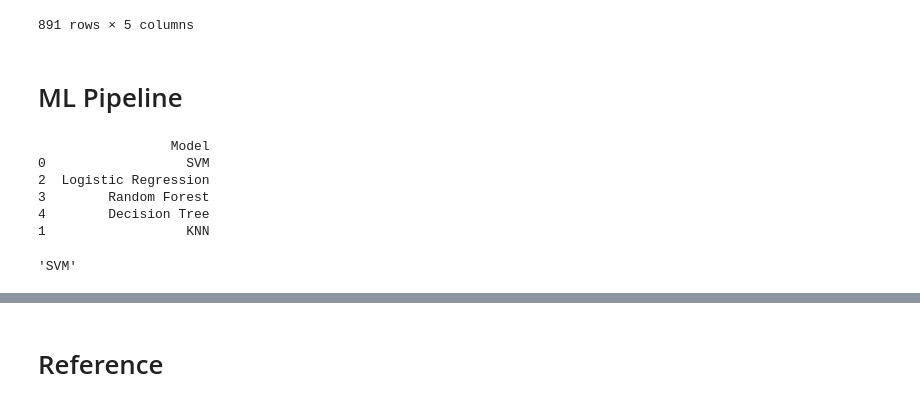
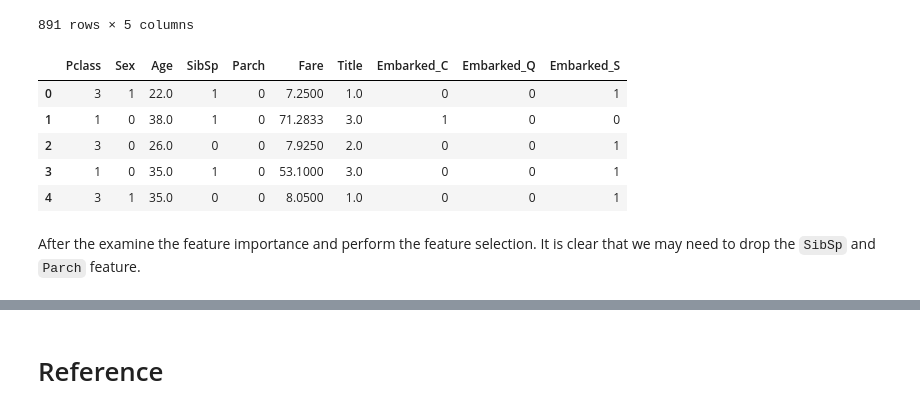
Before and after one commit to CertifaiAI/data-science-fundamentals, a Jupyter notebook: day_3/8S_End to End Example .ipynb, the cells around one changed output, grey strips where cells are left out. Drawn from its saved outputs; the diff is of its cells as text; code cells hidden in the pictures.

```diff
--- a/day_3/8S_End to End Example .ipynb
+++ b/day_3/8S_End to End Example .ipynb
@@ -1216,7 +1215,7 @@ test_pipe = Pipeline(steps=[
     ('ImputeEmbarked',Impute('Embarked',"mode")),
     ('OneHotEncoder',CustomOneHotEncoder('Embarked'))])
 # %%
-x_train_exp1 = pipeX.fit_transform(x_train)
+x_train_exp1 = train_pipe.fit_transform(x_train)
 x_train_exp1
 # %% [output]
 |  | Survived | Pclass | Sex | Age | SibSp | Parch | Fare | Title | Embarked_C | Embarked_Q | ... |
@@ -1260,5 +1334,5 @@ y_test_target=y_test['Survived']
 # %%
 random_forest_fi = RandomForestClassifier(n_estimators=100)
-random_forest_fi.fit(x_train_feature, x_train_target)
+random_forest_fi.fit(x_train_feature, y_train_target)
 random_forest_fi.feature_importances_
 # %% [output]
@@ -1281,7 +1355,7 @@ plt.tight_layout()
 from sklearn.feature_selection import SelectKBest, chi2
 # %%
 x_train_newf = SelectKBest(score_func=chi2,k=5)
-x_train_newf.fit(x_train_feature,x_train_target)
+x_train_newf.fit(x_train_feature,y_train_target)
 ix = x_train_newf.get_support()
 feature_s = pd.DataFrame(x_train_newf.transform(x_train_feature), columns = x_train_feature.columns.values[ix])
 feature_s
@@ -1299,5 +1373,3 @@ feature_s
 | 889 | 1.0 | 1.0 | 26.0 | 30.0000 | 1.0 |
 | 890 | 3.0 | 1.0 | 32.0 | 7.7500 | 1.0 |
 891 rows × 5 columns
-# %% [markdown]
-# ML Pipeline
@@ -1345,13 +1376,11 @@ mlpipe =  Pipeline(steps=[
-# %%
-best_model = mlpipe.fit_transform(x_train_feature,y_train_target)
-# %% [output]
-                 Model
-0                  SVM
-2  Logistic Regression
-3        Random Forest
-4        Decision Tree
-1                  KNN
-# %%
-best_model.Model
-# %% [output]
-'SVM'
+# %%
+x_train_feature.head()
+# %% [output]
+|  | Pclass | Sex | Age | SibSp | Parch | Fare | Title | Embarked_C | Embarked_Q | Embarked_S |
+| 0 | 3 | 1 | 22.0 | 1 | 0 | 7.2500 | 1.0 | 0 | 0 | 1 |
+| 1 | 1 | 0 | 38.0 | 1 | 0 | 71.2833 | 3.0 | 1 | 0 | 0 |
+| 2 | 3 | 0 | 26.0 | 0 | 0 | 7.9250 | 2.0 | 0 | 0 | 1 |
+| 3 | 1 | 0 | 35.0 | 1 | 0 | 53.1000 | 3.0 | 0 | 0 | 1 |
+| 4 | 3 | 1 | 35.0 | 0 | 0 | 8.0500 | 1.0 | 0 | 0 | 1 |
+# %% [markdown]
+After the examine the feature importance and perform the feature selection. It is clear that we may need to drop the `SibSp` and `Parch` feature.
```
Also changed, not shown: parts of 40 cells of this notebook.
